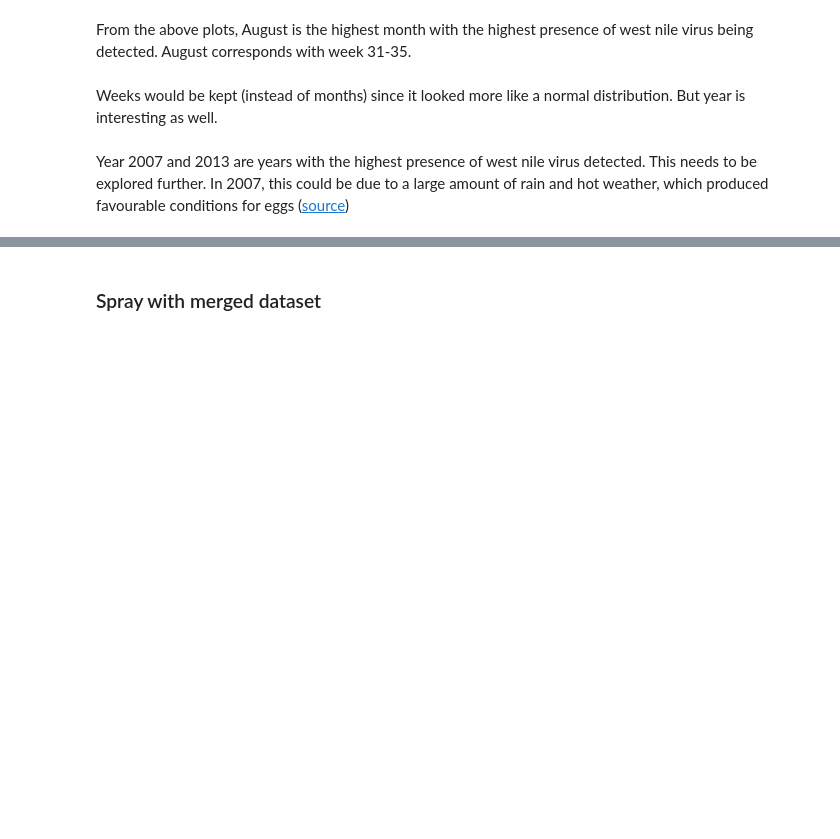
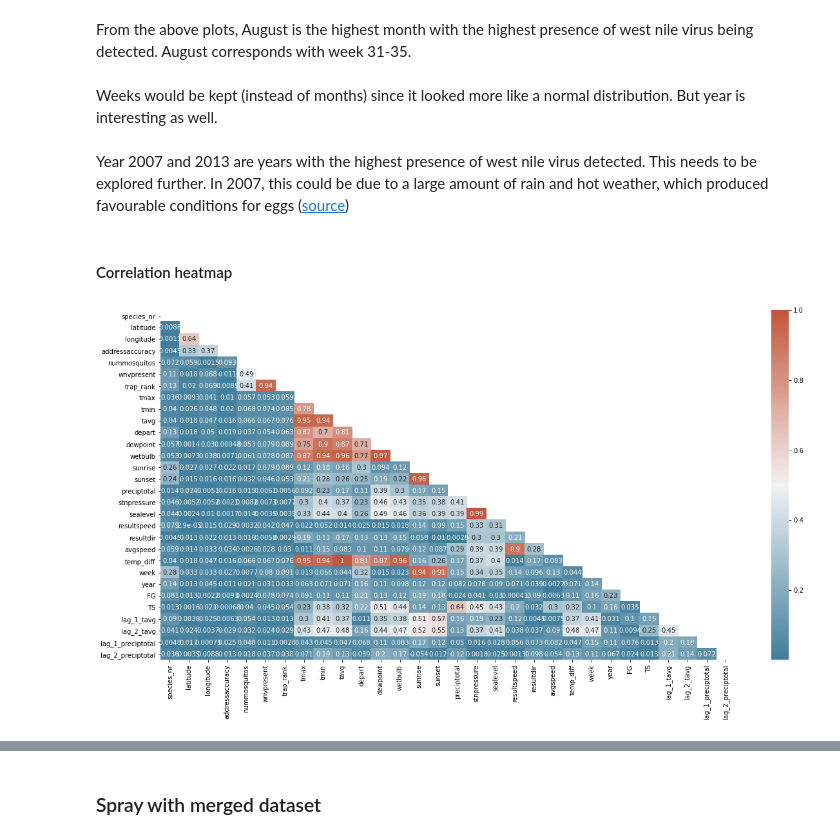
Before and after one commit to doscsy12/west-nile-virus, a Jupyter notebook: combined/Data_Cleaning_EDA.ipynb, the cells around one changed output, grey strips where cells are left out. Cells and saved outputs as stored; diff of their text form; code cells hidden in the pictures; blank space fills up the shorter version.

```diff
--- a/combined/Data_Cleaning_EDA.ipynb
+++ b/combined/Data_Cleaning_EDA.ipynb
@@ -1066,3 +1066,19 @@ From the above plots, August is the highest month with the highest presence of w
 <br> Year 2007 and 2013 are years with the highest presence of west nile virus detected. This needs to be explored further. In 2007, this could be due to a large amount of rain and hot weather, which produced favourable conditions for eggs ([source](https://www.cmaj.ca/content/177/12/1489.1))
 # %%
 train_merge.drop(columns=['month'],inplace=True)
+# %% [markdown]
+#### Correlation heatmap
+# %%
+# plotting correlation with wnvpresent
+plt.figure(figsize=(20,10))
+mask = np.triu(np.ones_like(np.abs(train_merge.corr()), dtype=bool))
+
+cmap = sns.diverging_palette(230, 20, as_cmap=True)
+sns.heatmap(corr,
+            cmap=cmap,
+            mask=mask,
+            annot=True,
+            fmt='.2g'
+           );
+# %% [output]
+[figure, added]
```
Also changed, not shown: parts of 22 cells of this notebook.
